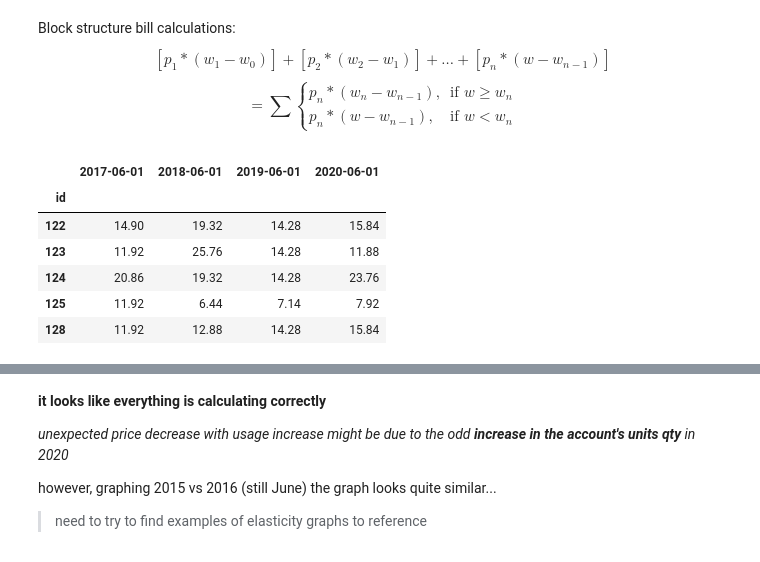
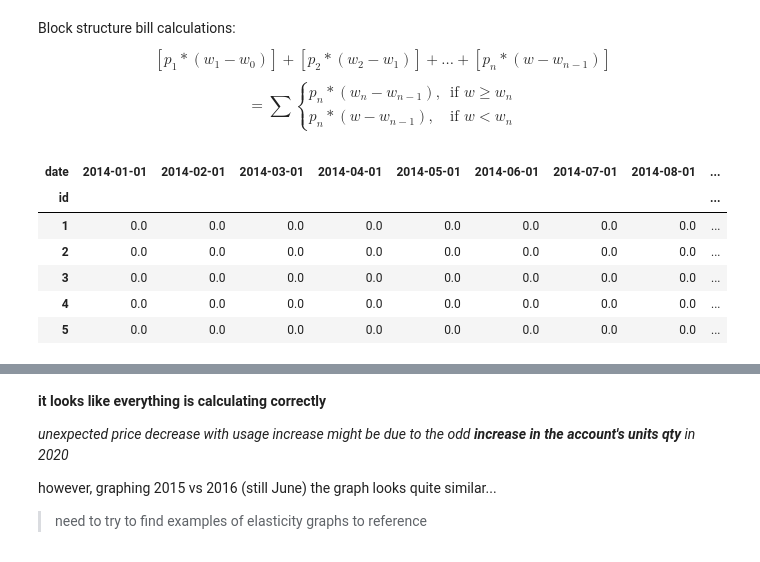
Before and after one commit to jade-fp/hub-gra-cwcb-rates, a Jupyter notebook: analysis_new.ipynb, the cells around one changed output, grey strips where cells are left out. Drawn from its saved outputs; the diff is of its cells as text; code cells hidden in the pictures.

Commit message:
bills and elasticity

```diff
--- a/analysis_new.ipynb
+++ b/analysis_new.ipynb
@@ -1138,4 +1159,13 @@ for provider in data_household.keys(): # load data into each group for each prov
             del files, template_df
         except:
             continue
+        finally:
+            cleaned_dict = {}
+            for key, value in data_household[provider].items():
+                if type(value) is pd.DataFrame:
+                    if not value.empty:
+                        cleaned_dict[key] = value
+                elif value is not None:
+                    cleaned_dict[key] = value
+            data_household[provider] = cleaned_dict
 # %%
@@ -1407,17 +1510,37 @@ def fxn_calc_bill(provider,category,**kwargs):
 # %%
 cat = 'res-SF'
-prov = 'westminster_city'
+prov = 'foco_city'
 
-filter_kwargs = {'time_endcaps_only':False,'year_start':2017,'year_end':2020,'month':6}
+# fxn_usage_filter(prov,category=[cat]).head().pipe(fxn_convert_to_gallons,units=account_units.loc['foco_city'].to_list()[1],target_unit=account_units.loc['foco_city'].to_list()[0])
+fxn_calc_bill(prov,category=cat,head=5)[0]
 
-df_bills, df_ref, df_check = fxn_calc_bill(provider=prov,category=cat,**filter_kwargs)
+# filter_kwargs = {'time_endcaps_only':False,'year_start':2017,'year_end':2020,'month':6}
+# filter_kwargs = {'time_endcaps_only':False,'year_start':2017,'year_end':2018, 'month':6}          # fxn...(..., **filter_kwargs)
 
-df_bills.head()
+#_ LONG-RUNNING CODE, RUN ONLY ONCE FOR A GIVEN SUBSET, SAVES TO CSV TO LOAD IN _#
+# df_bills, df_ref = fxn_calc_bill(provider=prov,category=cat)
+# df_bills.to_csv(f'utility-data/{prov}_{cat}_v1.csv',chunksize=1000)
+
+# df_bills, df_ref, df_check = fxn_calc_bill(provider=prov,category=cat,**filter_kwargs)
+
+# df_bills.head()
+
+# NOTE --> separate function to define df_ref things outside of the df_bill? or overkill?
+
+###   T I M I N G   N O T E S   ###
+
+# "at" replaced `loc` with `at` within the inner loop
+
+# westminster, res-SF
+    # loc, full timespan, to_csv() == 148 minutes to calculate bills
+    # loc, 2018, June, head() == 1m 11.4s ... 13.9s
+    #  at, 2018, June, head() == 1m 10.8s ... 13.4s
+    #  ^^^^, removed astype() == 1m  5.9s --> except that "at" still results in dtype object, so still need to set the type...
 # %% [output]
-|  | 2017-06-01 | 2018-06-01 | 2019-06-01 | 2020-06-01 |
-| id |  |  |  |  |
-| 122 | 14.90 | 19.32 | 14.28 | 15.84 |
-| 123 | 11.92 | 25.76 | 14.28 | 11.88 |
-| 124 | 20.86 | 19.32 | 14.28 | 23.76 |
-| 125 | 11.92 | 6.44 | 7.14 | 7.92 |
-| 128 | 11.92 | 12.88 | 14.28 | 15.84 |
+| date | 2014-01-01 | 2014-02-01 | 2014-03-01 | 2014-04-01 | 2014-05-01 | 2014-06-01 | 2014-07-01 | 2014-08-01 | ... |
+| id |  |  |  |  |  |  |  |  | ... |
+| 1 | 0.0 | 0.0 | 0.0 | 0.0 | 0.0 | 0.0 | 0.0 | 0.0 | ... |
+| 2 | 0.0 | 0.0 | 0.0 | 0.0 | 0.0 | 0.0 | 0.0 | 0.0 | ... |
+| 3 | 0.0 | 0.0 | 0.0 | 0.0 | 0.0 | 0.0 | 0.0 | 0.0 | ... |
+| 4 | 0.0 | 0.0 | 0.0 | 0.0 | 0.0 | 0.0 | 0.0 | 0.0 | ... |
+| 5 | 0.0 | 0.0 | 0.0 | 0.0 | 0.0 | 0.0 | 0.0 | 0.0 | ... |
```
Also changed, not shown: parts of 56 cells of this notebook.
